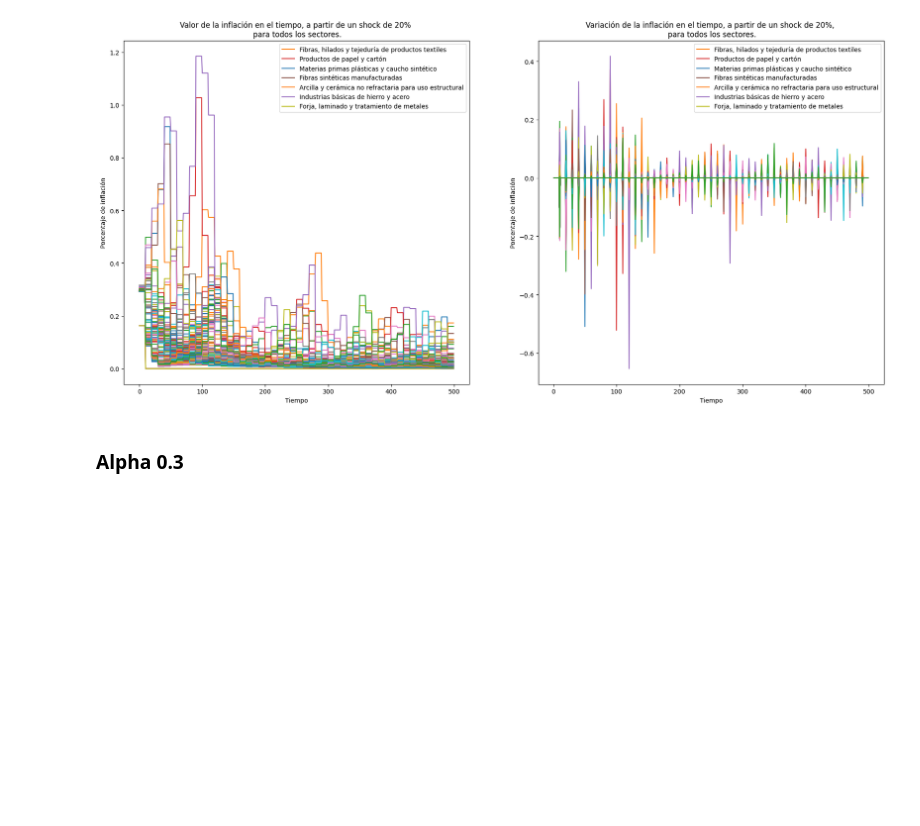
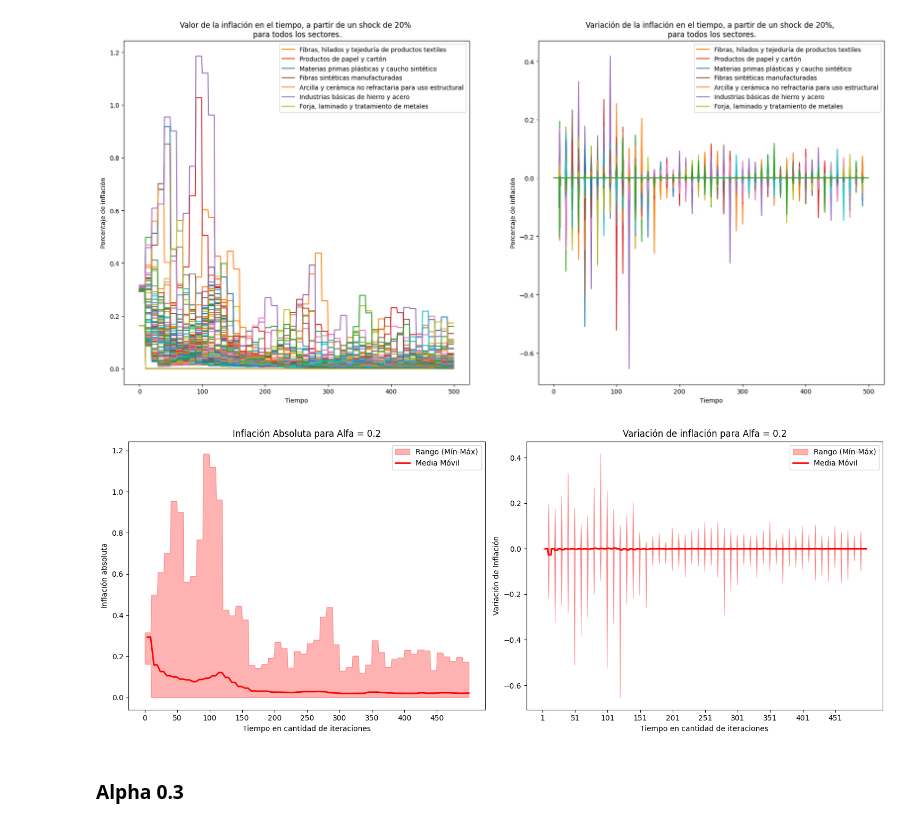
Before and after one commit to akielbowicz/tp-msscae-2024, a Jupyter notebook: notebooks/exposicion.ipynb, the cells around one changed output. Cells and saved outputs as stored; diff of their text form; code cells hidden in the pictures; blank space fills up the shorter version.

```diff
--- a/notebooks/exposicion.ipynb
+++ b/notebooks/exposicion.ipynb
@@ -193,5 +386,9 @@ for j, aumento in enumerate(aumentos):
     plot_inflaciones(inflaciones,aumento,0.5)
 # %% [output]
 [figure]
+# %%
+verEvolucion(alfa02, 'Alfa = 0.2')
+# %% [output]
+[figure, added]
 # %% [markdown]
 ### Alpha 0.3
```
Also changed, not shown: parts of 46 cells of this notebook, 1 other file.
